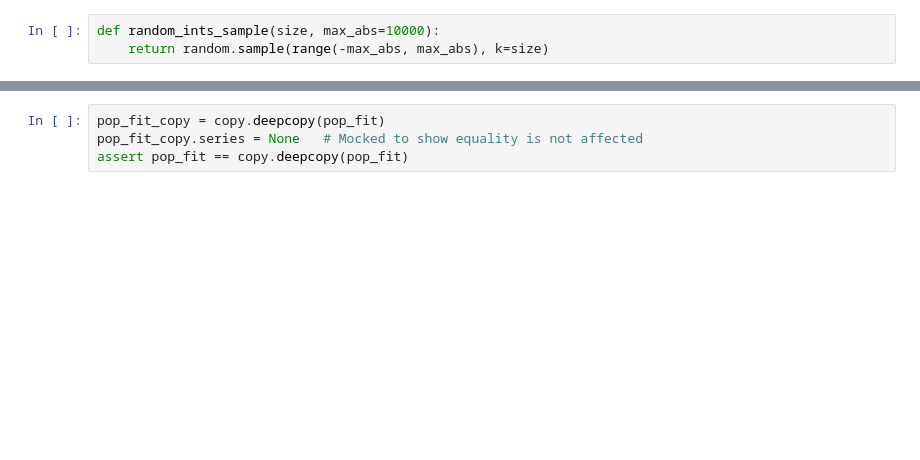
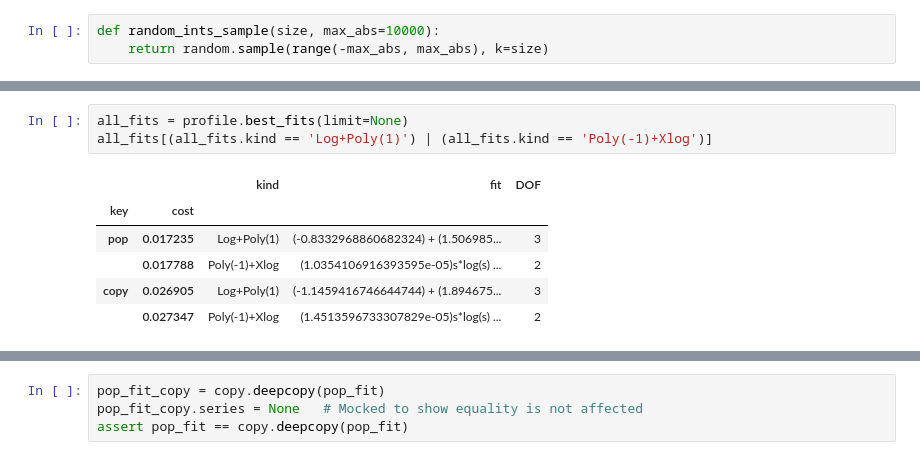
Before and after one commit to dfarre/curve-fits, a Jupyter notebook: notebooks/set-stairs-test.ipynb, the cells around one changed output, grey strips where cells are left out. Drawn from its saved outputs; the diff is of its cells as text; blank space fills up the shorter version.

```diff
--- a/notebooks/set-stairs-test.ipynb
+++ b/notebooks/set-stairs-test.ipynb
@@ -43,3 +47,13 @@ profile.plot_costs('pop', limit=25, rotation=80)
+# %%
+all_fits = profile.best_fits(limit=None)
+all_fits[(all_fits.kind == 'Log+Poly(1)') | (all_fits.kind == 'Poly(-1)+Xlog')]
+# %% [output]
+|  |  | kind | fit | DOF |
+| key | cost |  |  |  |
+| pop | 0.017235 | Log+Poly(1) | (-0.8332968860682324) + (1.506985... | 3 |
+|  | 0.017788 | Poly(-1)+Xlog | (1.0354106916393595e-05)s*log(s) ... | 2 |
+| copy | 0.026905 | Log+Poly(1) | (-1.1459416746644744) + (1.894675... | 3 |
+|  | 0.027347 | Poly(-1)+Xlog | (1.4513596733307829e-05)s*log(s) ... | 2 |
 # %%
 pop_fit = profile.best_fit('pop')
 pop_fit
```
Also changed, not shown: parts of 11 cells of this notebook, 12 other files.
